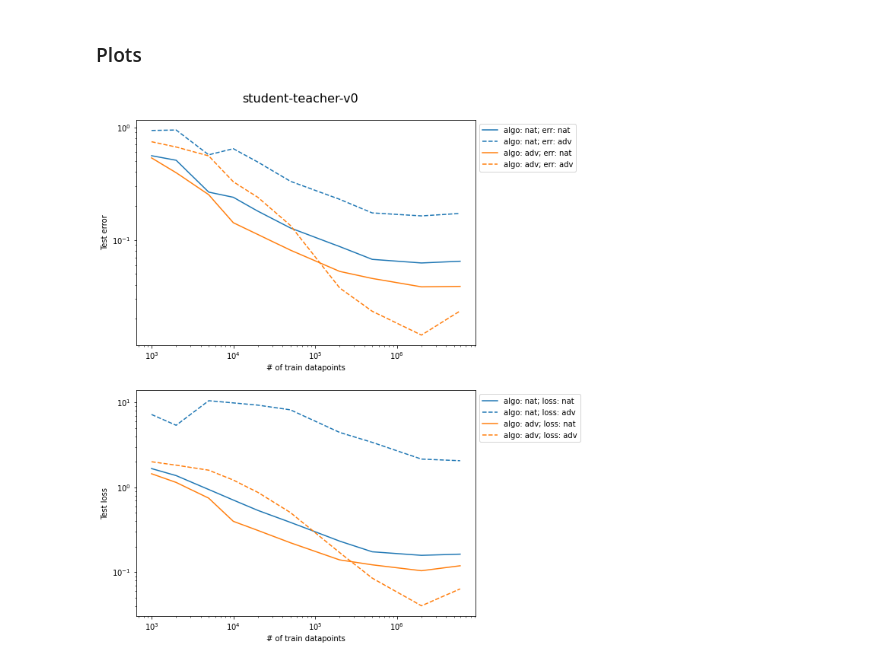
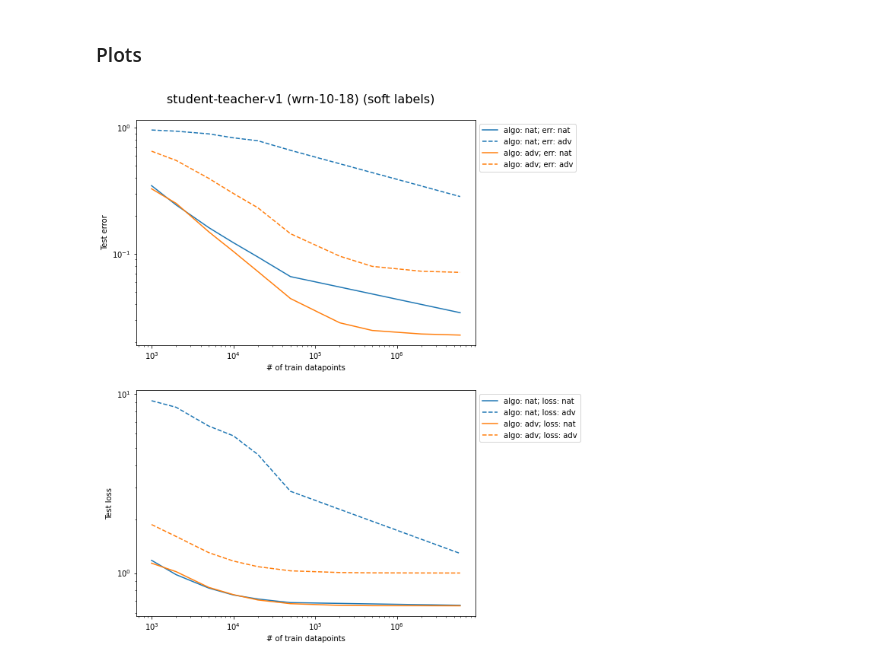
Before and after one commit to ed1d1a8d/scaling, a Jupyter notebook: notebooks/ax/cifar-student-teacher.ipynb, the cells around one changed output. Saved outputs shown, nothing was run; the diff lists cells and outputs as text; code cells hidden in the pictures.

```diff
--- a/notebooks/ax/cifar-student-teacher.ipynb
+++ b/notebooks/ax/cifar-student-teacher.ipynb
@@ -17,7 +17,7 @@ from src.utils import runs_to_df
 api = wandb.Api()
 runs: list[wandb.sdk.wandb_run.Run] = api.runs(
     f"data-frugal-learning/adv-train",
-    filters={"tags": {"$in": ["student-teacher-v0"]}},
+    filters={"tags": {"$in": ["student-teacher-v1"]}},
 )
 
 df_all = runs_to_df(runs)
@@ -30,11 +30,12 @@ print(sorted(df.n_train.unique()))
 ### Plots
 # %%
 plt.figure(figsize=(8, 12))
-plt.suptitle("student-teacher-v0", fontsize=16, y=0.92)
-
+plt.suptitle("student-teacher-v1 (wrn-10-18) (soft labels)", fontsize=16, y=0.92)
 
 for adv_train, color in zip([False, True], ["tab:blue", "tab:orange"]):
-    cdf = df[df.do_adv_training == adv_train].sort_values("n_train")
+    cdf = df[(df.do_adv_training == adv_train) & df.teacher_use_softmax].sort_values(
+        "n_train"
+    )
 
     lab = "adv" if adv_train else "nat"
 
@@ -53,31 +54,31 @@ for adv_train, color in zip([False, True], ["tab:blue", "tab:orange"]):
         color=color,
     )
 
     plt.xscale("log")
     plt.yscale("log")
     plt.xlabel("# of train datapoints")
     plt.ylabel("Test error")
     plt.legend(loc="upper left", bbox_to_anchor=(1, 1))
 
     plt.subplot(2, 1, 2)
     plt.plot(
         cdf.n_train,
         cdf.test_loss_nat,
         label=f"algo: {lab}; loss: nat",
         color=color,
     )
     plt.plot(
         cdf.n_train,
         cdf.test_loss_adv,
         label=f"algo: {lab}; loss: adv",
         linestyle="--",
         color=color,
     )
 
     plt.xscale("log")
     plt.yscale("log")
     plt.xlabel("# of train datapoints")
     plt.ylabel("Test loss")
     plt.legend(loc="upper left", bbox_to_anchor=(1, 1))
 # %% [output]
-[figure, old version]
+[figure, new version]
```
Also changed, not shown: parts of 2 cells of this notebook.
